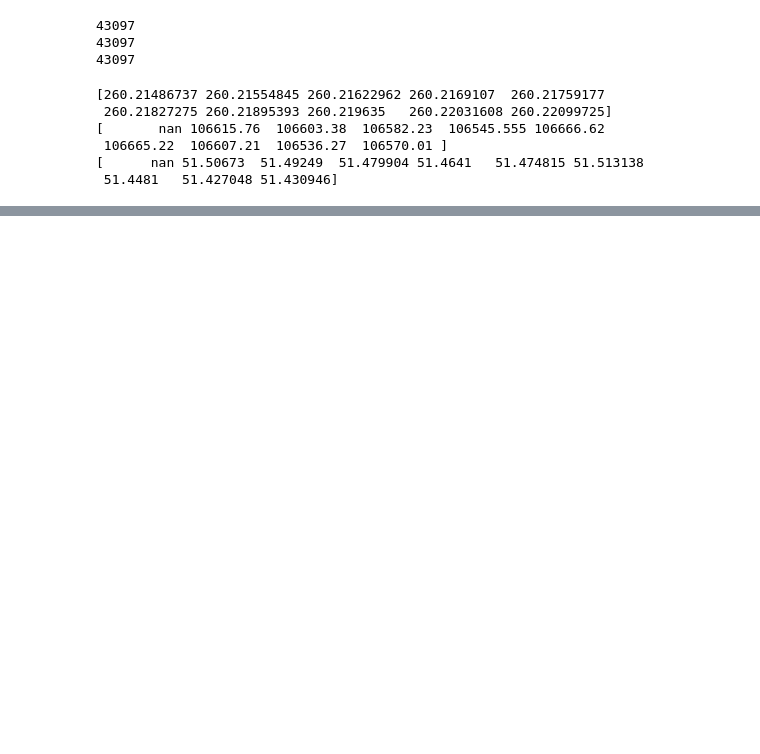
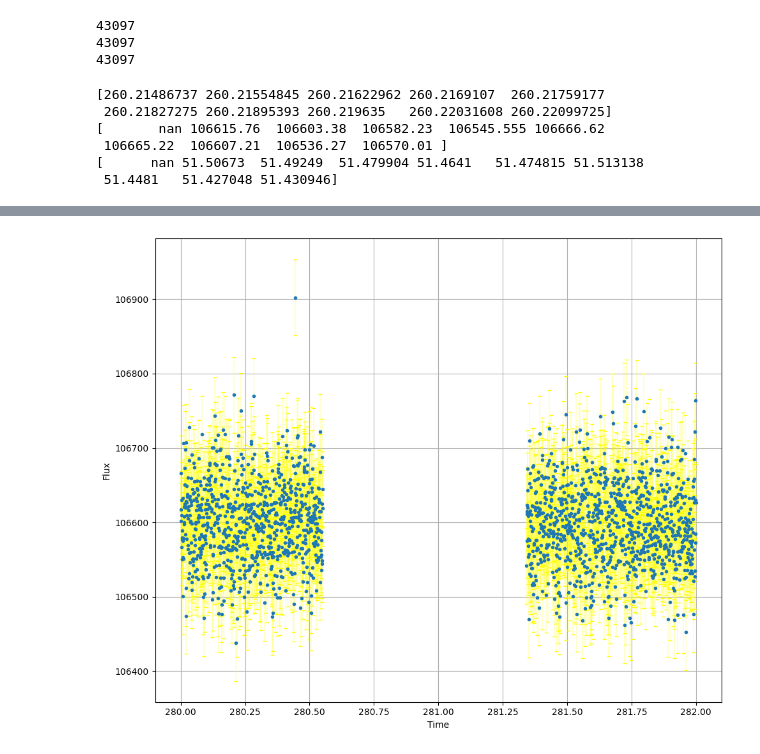
Before and after one commit to Columbia-Astronomy-4260/astr-4260-Juliahaynes777, a Jupyter notebook: PS3/PS3.ipynb, the cells around one changed output, grey strips where cells are left out. Drawn from its saved outputs; the diff is of its cells as text; code cells hidden in the pictures; blank space fills up the shorter version.

Commit message:
Problem 2

```diff
--- a/PS3/PS3.ipynb
+++ b/PS3/PS3.ipynb
@@ -67,0 +84,17 @@ plt.show()
+# %%
+# Problem 2
+# The above shows an eclipse between t=280, and t=283. I am extracting these values using a mask.
+mask = (time>=280) & (time<=282)
+eclipse_time = time[mask]
+eclipse_flux = flux[mask]
+eclipse_flux_err = flux_err[mask]
+# %%
+plt.figure(figsize=(10,8))
+plt.errorbar(eclipse_time, eclipse_flux, yerr=eclipse_flux_err, fmt= '.', elinewidth=0.3, ecolor='yellow', capsize=2)
+plt.xlabel('Time')
+plt.ylabel('Flux')
+plt.grid(True)
+plt.tight_layout()
+plt.show()
+# %% [output]
+[figure, added]
```
Also changed, not shown: parts of 10 cells of this notebook.
